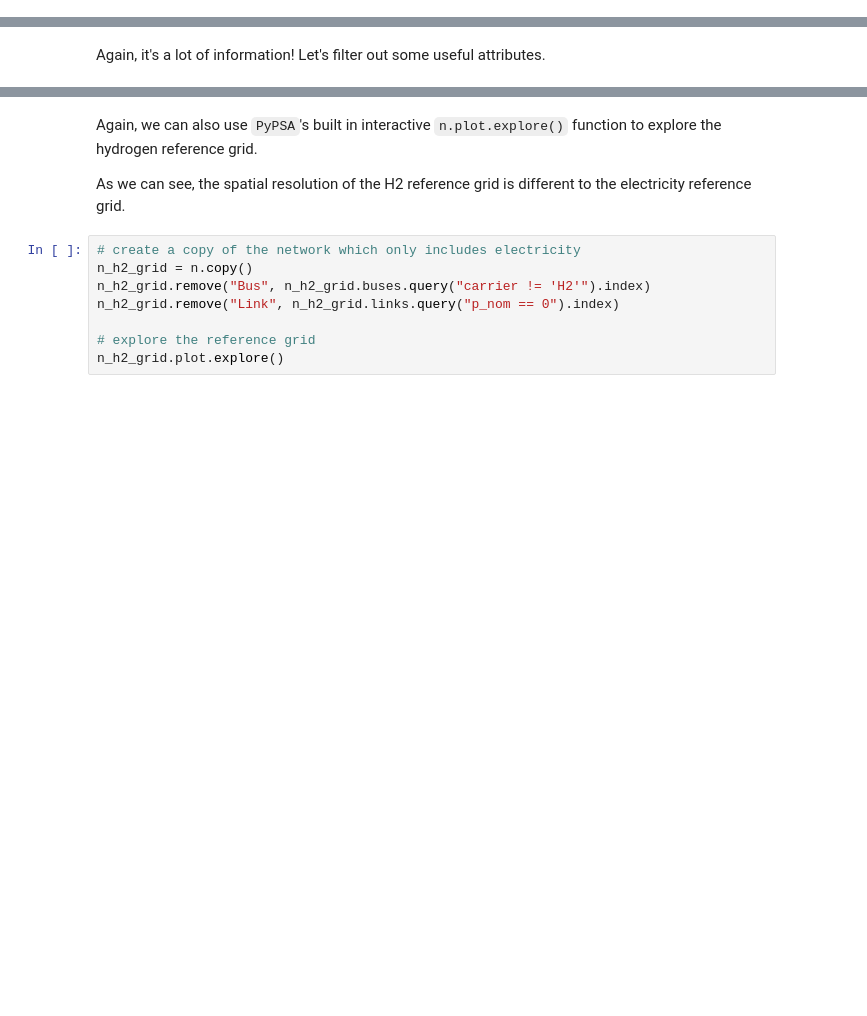
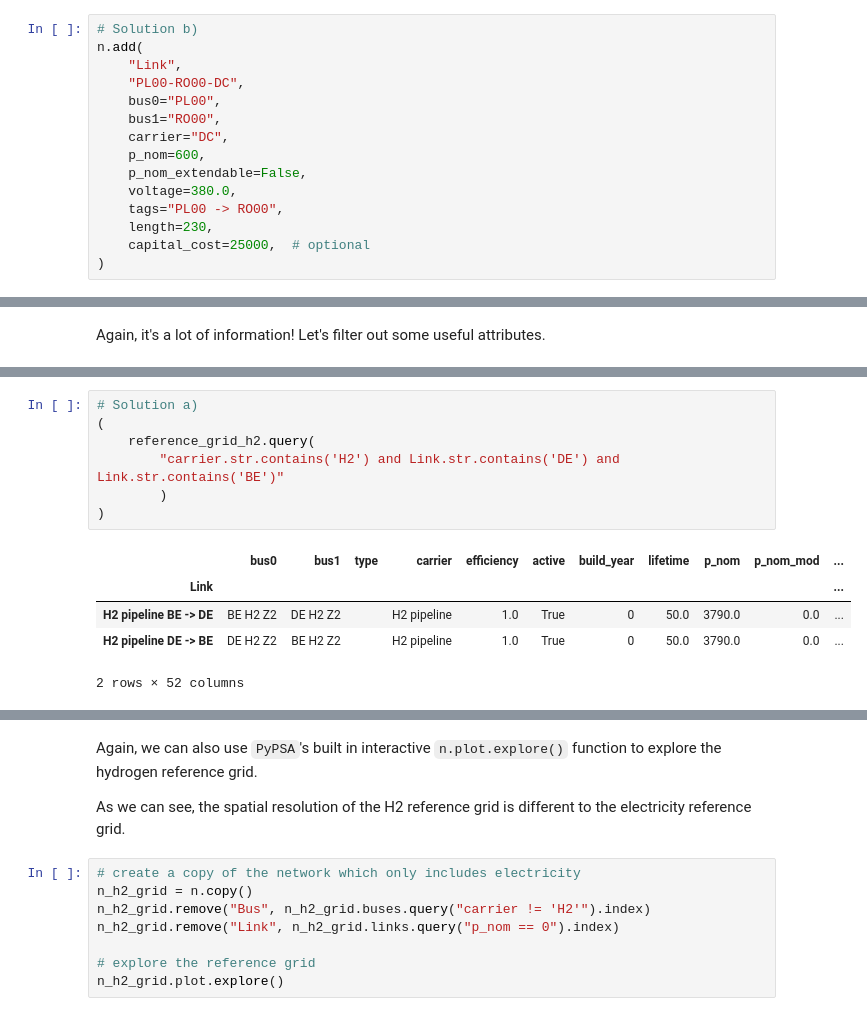
Before and after one commit to open-energy-transition/open-tyndp-workshops, a Jupyter notebook: open-tyndp-workshops/20250409-workshop-pypsa-01.ipynb, the cells around one changed output, grey strips where cells are left out. Saved outputs shown, nothing was run; the diff lists cells and outputs as text; blank space fills up the shorter version.

Commit message:
Make exercises prettier and add solutions to tasks as hidden cells

```diff
--- a/open-tyndp-workshops/20250409-workshop-pypsa-01.ipynb
+++ b/open-tyndp-workshops/20250409-workshop-pypsa-01.ipynb
@@ -498,0 +934,15 @@ You've just created the reference grid published in the [Scenarios Methodology r
+# %%
+# Solution b)
+n.add(
+    "Link",
+    "PL00-RO00-DC",
+    bus0="PL00",
+    bus1="RO00",
+    carrier="DC",
+    p_nom=600,
+    p_nom_extendable=False,
+    voltage=380.0,
+    tags="PL00 -> RO00",
+    length=230,
+    capital_cost=25000,  # optional
+)
@@ -520,0 +992,13 @@ Again, we can compute the total transmission capacity of the system in `TWkm`:
+# %%
+# Solution a)
+(
+    reference_grid_h2.query(
+        "carrier.str.contains('H2') and Link.str.contains('DE') and Link.str.contains('BE')"
+        )
+)
+# %% [output]
+|  | bus0 | bus1 | type | carrier | efficiency | active | build_year | lifetime | p_nom | p_nom_mod | ... |
+| Link |  |  |  |  |  |  |  |  |  |  | ... |
+| H2 pipeline BE -> DE | BE H2 Z2 | DE H2 Z2 |  | H2 pipeline | 1.0 | True | 0 | 50.0 | 3790.0 | 0.0 | ... |
+| H2 pipeline DE -> BE | DE H2 Z2 | BE H2 Z2 |  | H2 pipeline | 1.0 | True | 0 | 50.0 | 3790.0 | 0.0 | ... |
+2 rows × 52 columns
```
Also changed, not shown: parts of 82 cells of this notebook.
